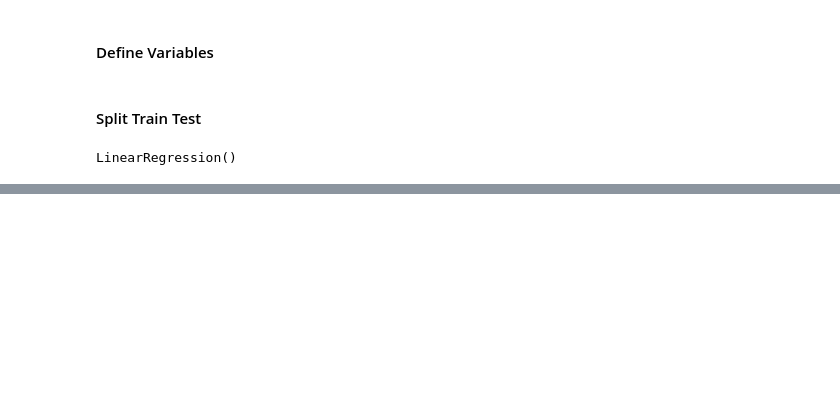
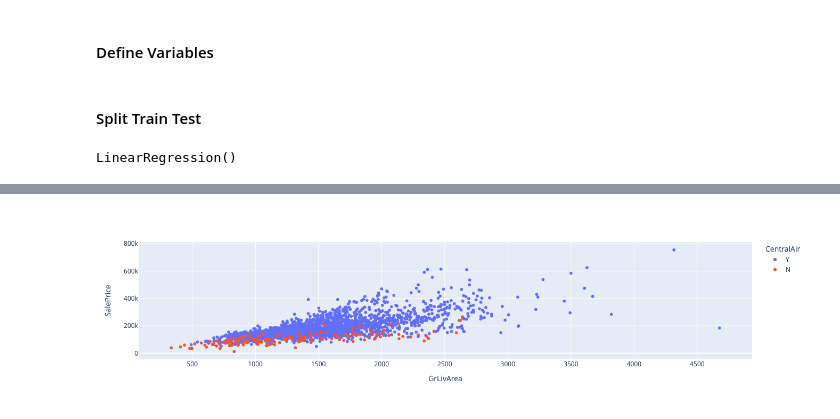
Before and after one commit to dnie44/nycdatascience_ML_project, a Jupyter notebook: tony/01_mlr_testing.ipynb, the cells around one changed output, grey strips where cells are left out. Saved outputs shown, nothing was run; the diff lists cells and outputs as text; code cells hidden in the pictures; blank space fills up the shorter version.

```diff
--- a/tony/01_mlr_testing.ipynb
+++ b/tony/01_mlr_testing.ipynb
@@ -99,0 +142,5 @@ Root Mean Square Error: 75616.54585916063
+# %%
+fig = px.scatter(ah,x='GrLivArea', y='SalePrice',color='CentralAir')
+fig.show()
+# %% [output]
+[figure, added]
```
Also changed, not shown: parts of 12 cells of this notebook, 1 other file.
